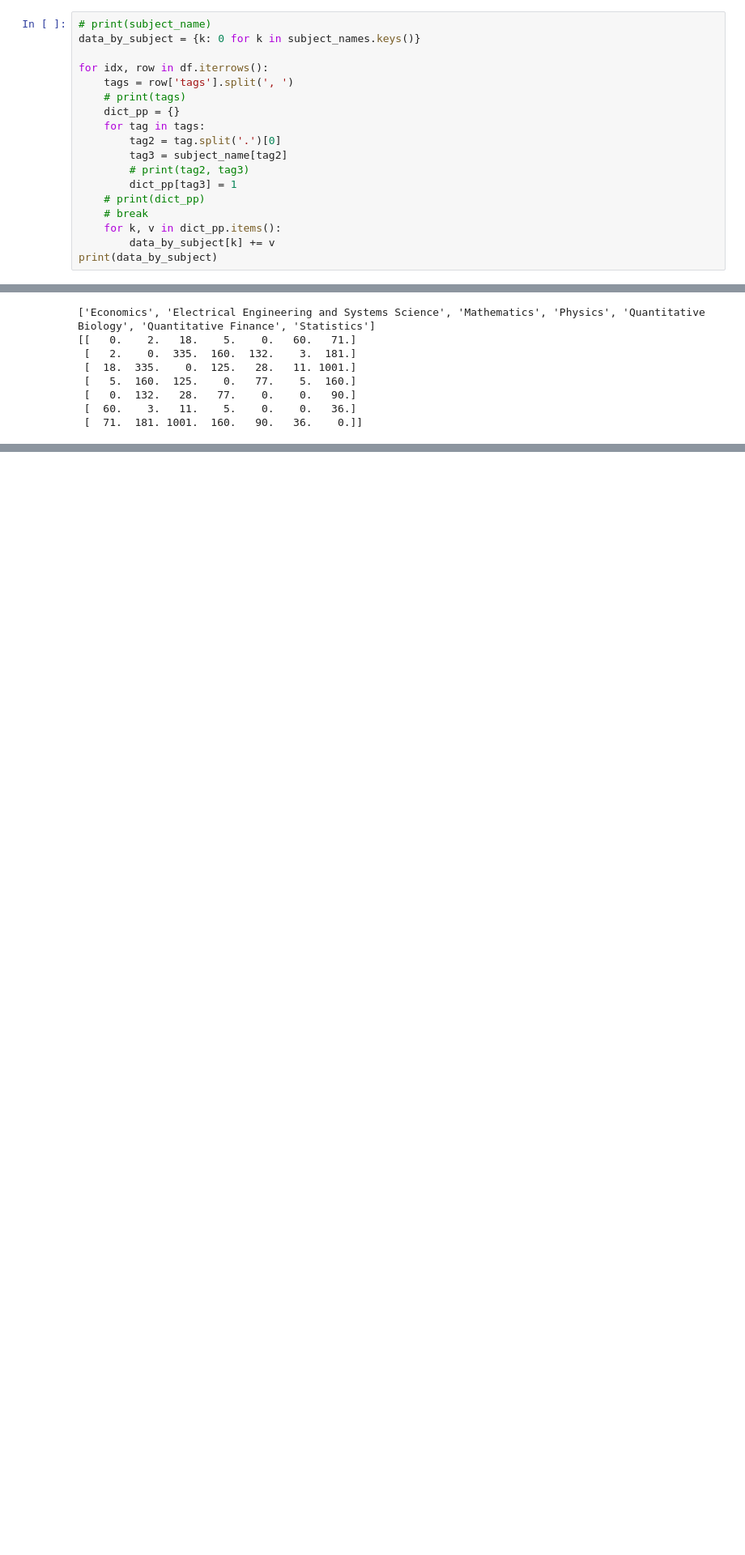
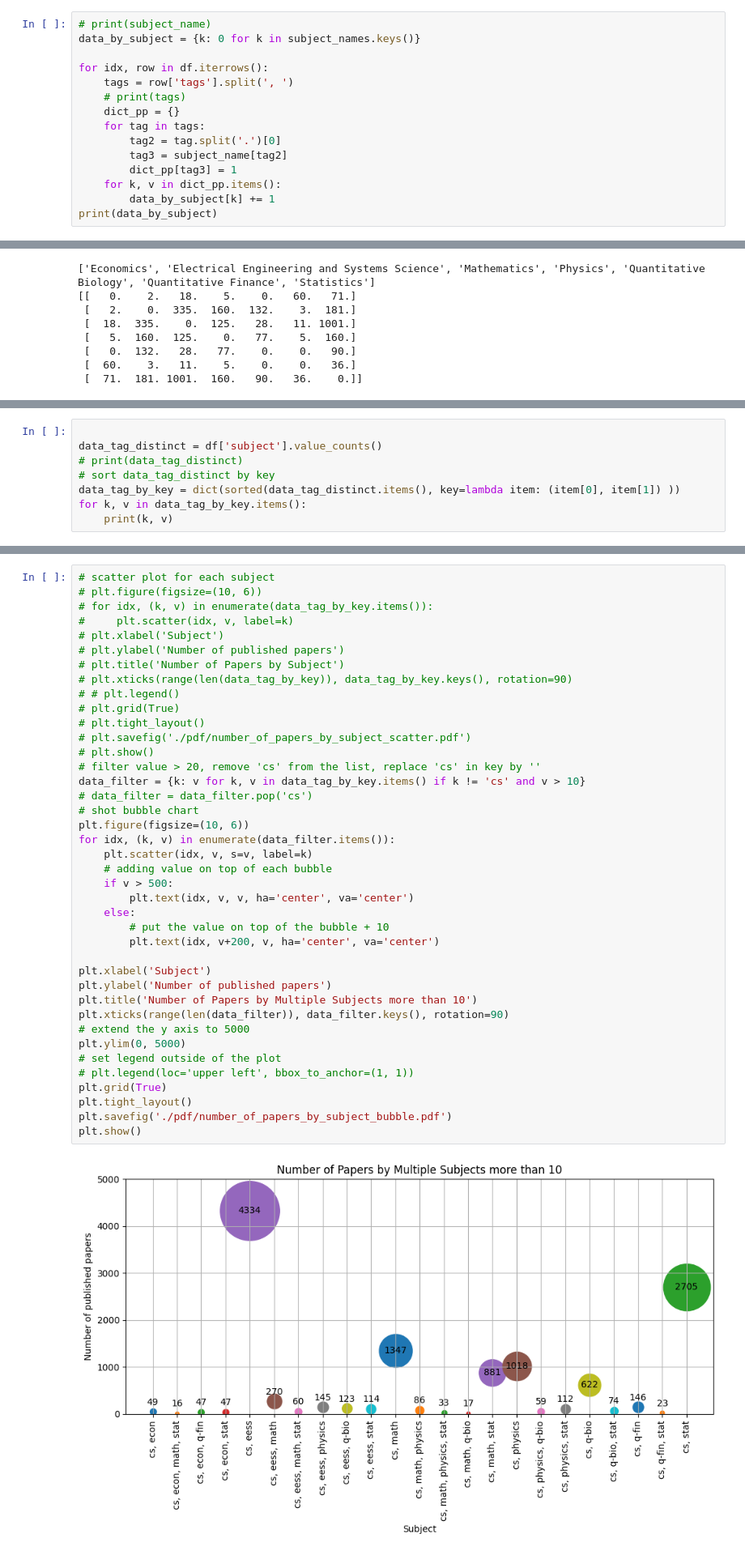
Before and after one commit to mtuann/comp5120-data-vis, a Jupyter notebook: project02/test-data-arxiv.ipynb, the cells around one changed output, grey strips where cells are left out. Shown at 81% size. Drawn from its saved outputs; the diff is of its cells as text; blank space fills up the shorter version.

Commit message:
add subject

```diff
--- a/project02/test-data-arxiv.ipynb
+++ b/project02/test-data-arxiv.ipynb
@@ -212,12 +218,9 @@ for idx, row in df.iterrows():
     for tag in tags:
         tag2 = tag.split('.')[0]
         tag3 = subject_name[tag2]
-        # print(tag2, tag3)
         dict_pp[tag3] = 1
-    # print(dict_pp)
-    # break
     for k, v in dict_pp.items():
-        data_by_subject[k] += v
+        data_by_subject[k] += 1
 print(data_by_subject)
 # %% [output]
 {'Physics': 1487, 'Computer Science': 50000, 'Mathematics': 2737, 'Statistics': 4100, 'Quantitative Biology': 922, 'Quantitative Finance': 243, 'Electrical Engineering and Systems Science': 5067, 'Eco ...
@@ -297,0 +328,8 @@ plt.show()
+# %%
+
+data_tag_distinct = df['subject'].value_counts()
+# print(data_tag_distinct)
+# sort data_tag_distinct by key
+data_tag_by_key = dict(sorted(data_tag_distinct.items(), key=lambda item: (item[0], item[1]) ))
+for k, v in data_tag_by_key.items():
+    print(k, v)
@@ -297,0 +354,42 @@ plt.show()
+# %%
+# scatter plot for each subject
+# plt.figure(figsize=(10, 6))
+# for idx, (k, v) in enumerate(data_tag_by_key.items()):
+#     plt.scatter(idx, v, label=k)
+# plt.xlabel('Subject')
+# plt.ylabel('Number of published papers')
+# plt.title('Number of Papers by Subject')
+# plt.xticks(range(len(data_tag_by_key)), data_tag_by_key.keys(), rotation=90)
+# # plt.legend()
+# plt.grid(True)
+# plt.tight_layout()
+# plt.savefig('./pdf/number_of_papers_by_subject_scatter.pdf')
+# plt.show()
+# filter value > 20, remove 'cs' from the list, replace 'cs' in key by ''
+data_filter = {k: v for k, v in data_tag_by_key.items() if k != 'cs' and v > 10}
+# data_filter = data_filter.pop('cs')
+# shot bubble chart
+plt.figure(figsize=(10, 6))
+for idx, (k, v) in enumerate(data_filter.items()):
+    plt.scatter(idx, v, s=v, label=k)
+    # adding value on top of each bubble
+    if v > 500:
+        plt.text(idx, v, v, ha='center', va='center')
+    else:
+        # put the value on top of the bubble + 10
+        plt.text(idx, v+200, v, ha='center', va='center')
+
+plt.xlabel('Subject')
+plt.ylabel('Number of published papers')
+plt.title('Number of Papers by Multiple Subjects more than 10')
+plt.xticks(range(len(data_filter)), data_filter.keys(), rotation=90)
+# extend the y axis to 5000
+plt.ylim(0, 5000)
+# set legend outside of the plot
+# plt.legend(loc='upper left', bbox_to_anchor=(1, 1))
+plt.grid(True)
+plt.tight_layout()
+plt.savefig('./pdf/number_of_papers_by_subject_bubble.pdf')
+plt.show()
+# %% [output]
+[figure, added]
```
Also changed, not shown: parts of 8 cells of this notebook, 1 other file.
